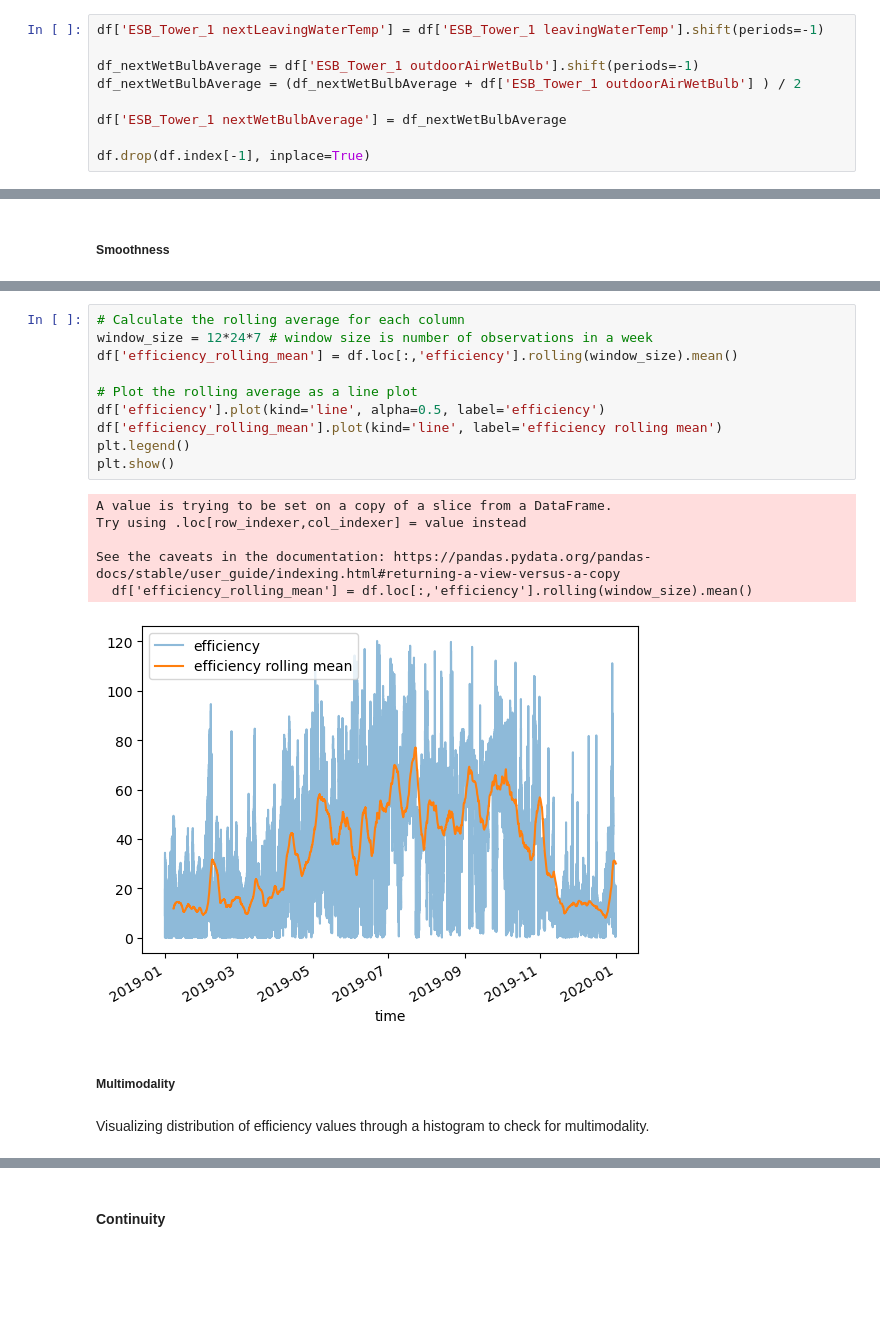
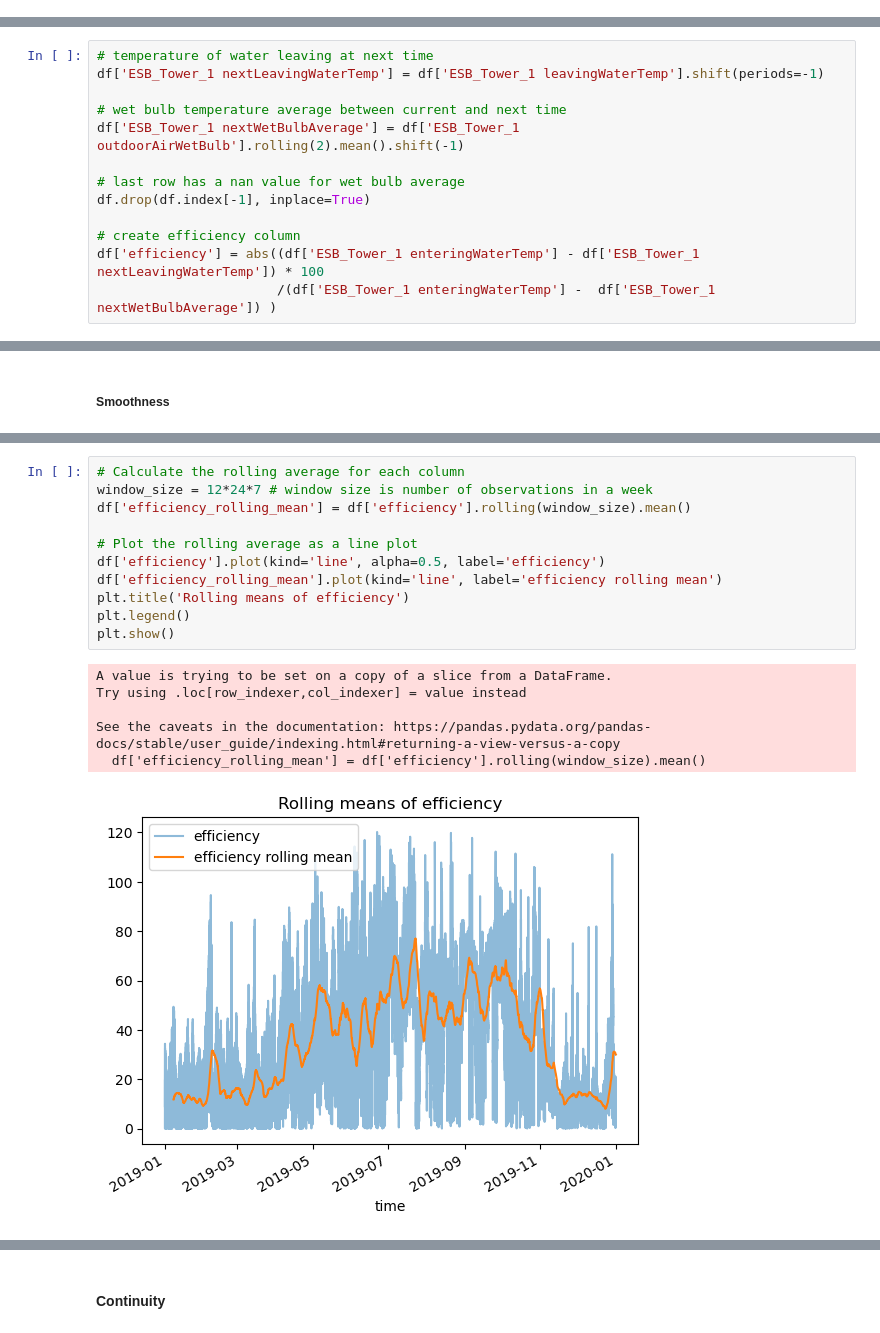
Before and after one commit to MACS-Research-Lab/Transfer-Learning-for-BES-Energy-Forecasting, a Jupyter notebook: analysis.ipynb, the cells around one changed output, grey strips where cells are left out. Drawn from its saved outputs; the diff is of its cells as text; blank space fills up the shorter version.

```diff
--- a/analysis.ipynb
+++ b/analysis.ipynb
@@ -158,12 +158,3 @@ plt.show()
 Compute the cooling tower efficiency as a performance metric for the system and analyze the behavior (smoothness, noise, continuity, multimodality, and monotonicity) <br>
 
 Calculating efficiency as (temperature in at current time – temperature out at next time) * 100 / (temperature in at current time – wet bulb temperature average between two times)
-# %%
-df['ESB_Tower_1 nextLeavingWaterTemp'] = df['ESB_Tower_1 leavingWaterTemp'].shift(periods=-1)
-
-df_nextWetBulbAverage = df['ESB_Tower_1 outdoorAirWetBulb'].shift(periods=-1)
-df_nextWetBulbAverage = (df_nextWetBulbAverage + df['ESB_Tower_1 outdoorAirWetBulb'] ) / 2
-
-df['ESB_Tower_1 nextWetBulbAverage'] = df_nextWetBulbAverage
-
-df.drop(df.index[-1], inplace=True)
@@ -173,3 +161,16 @@ df['efficiency'] = abs((df['ESB_Tower_1 enteringWaterTemp'] - df['ESB_Tower_1 ne
+# %%
+# temperature of water leaving at next time
+df['ESB_Tower_1 nextLeavingWaterTemp'] = df['ESB_Tower_1 leavingWaterTemp'].shift(periods=-1)
+
+# wet bulb temperature average between current and next time
+df['ESB_Tower_1 nextWetBulbAverage'] = df['ESB_Tower_1 outdoorAirWetBulb'].rolling(2).mean().shift(-1)
+
+# last row has a nan value for wet bulb average
+df.drop(df.index[-1], inplace=True)
+
+# create efficiency column
+df['efficiency'] = abs((df['ESB_Tower_1 enteringWaterTemp'] - df['ESB_Tower_1 nextLeavingWaterTemp']) * 100
+                       /(df['ESB_Tower_1 enteringWaterTemp'] -  df['ESB_Tower_1 nextWetBulbAverage']) )
 # %% [markdown]
 Remove outliers from efficiency.
 # %%
@@ -203,21 +197,18 @@ plt.show()
 # %%
 # Calculate the rolling average for each column
 window_size = 12*24*7 # window size is number of observations in a week
-df['efficiency_rolling_mean'] = df.loc[:,'efficiency'].rolling(window_size).mean()
+df['efficiency_rolling_mean'] = df['efficiency'].rolling(window_size).mean()
 
 # Plot the rolling average as a line plot
 df['efficiency'].plot(kind='line', alpha=0.5, label='efficiency')
 df['efficiency_rolling_mean'].plot(kind='line', label='efficiency rolling mean')
+plt.title('Rolling means of efficiency')
 plt.legend()
 plt.show()
 # %% [output]
 A value is trying to be set on a copy of a slice from a DataFrame.
 Try using .loc[row_indexer,col_indexer] = value instead
 
 See the caveats in the documentation: https://pandas.pydata.org/pandas-docs/stable/user_guide/indexing.html#returning-a-view-versus-a-copy
-  df['efficiency_rolling_mean'] = df.loc[:,'efficiency'].rolling(window_size).mean()
+  df['efficiency_rolling_mean'] = df['efficiency'].rolling(window_size).mean()
-[figure, old version]
+[figure, new version]
-# %% [markdown]
-##### Multimodality
-# %% [markdown]
-Visualizing distribution of efficiency values through a histogram to check for multimodality.
```
Also changed, not shown: parts of 40 cells of this notebook, 2 other files.
